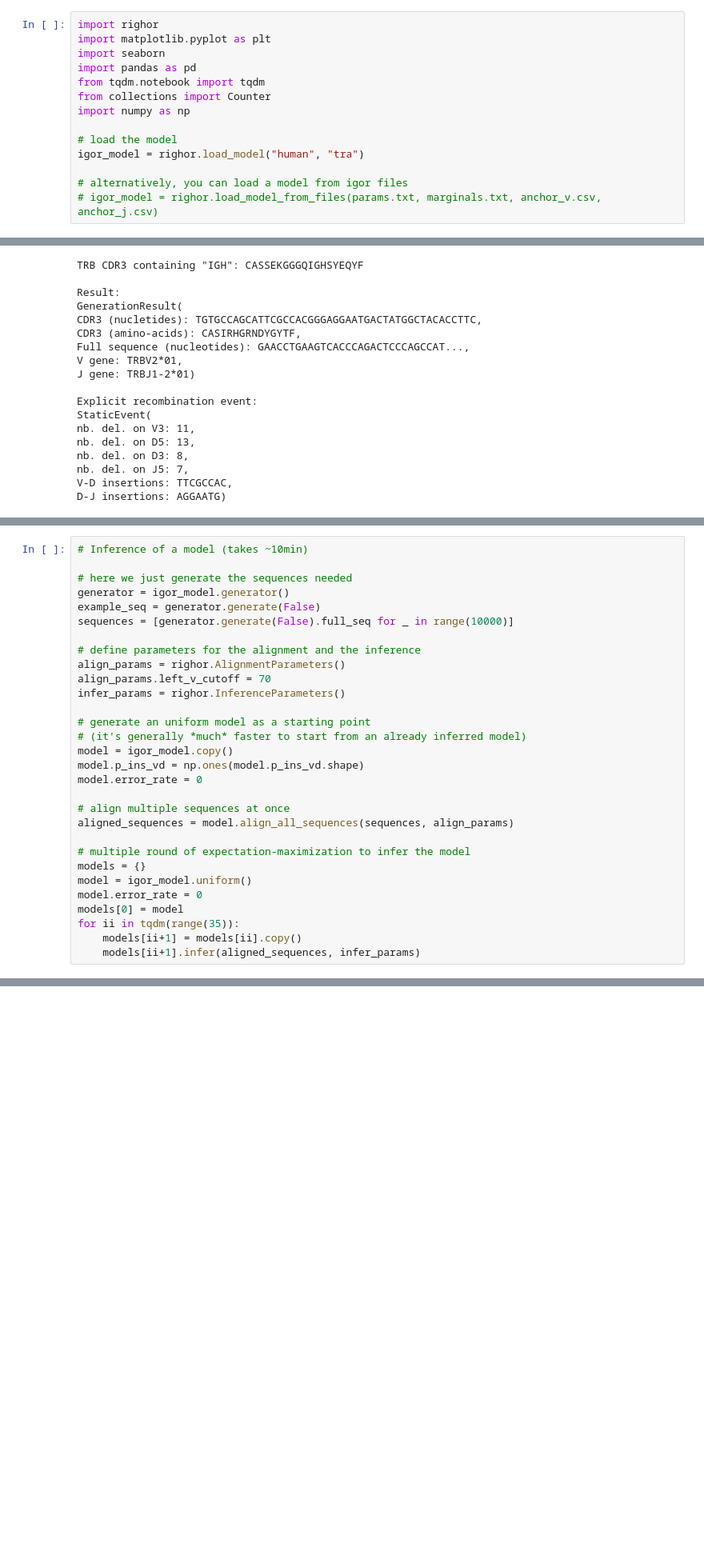
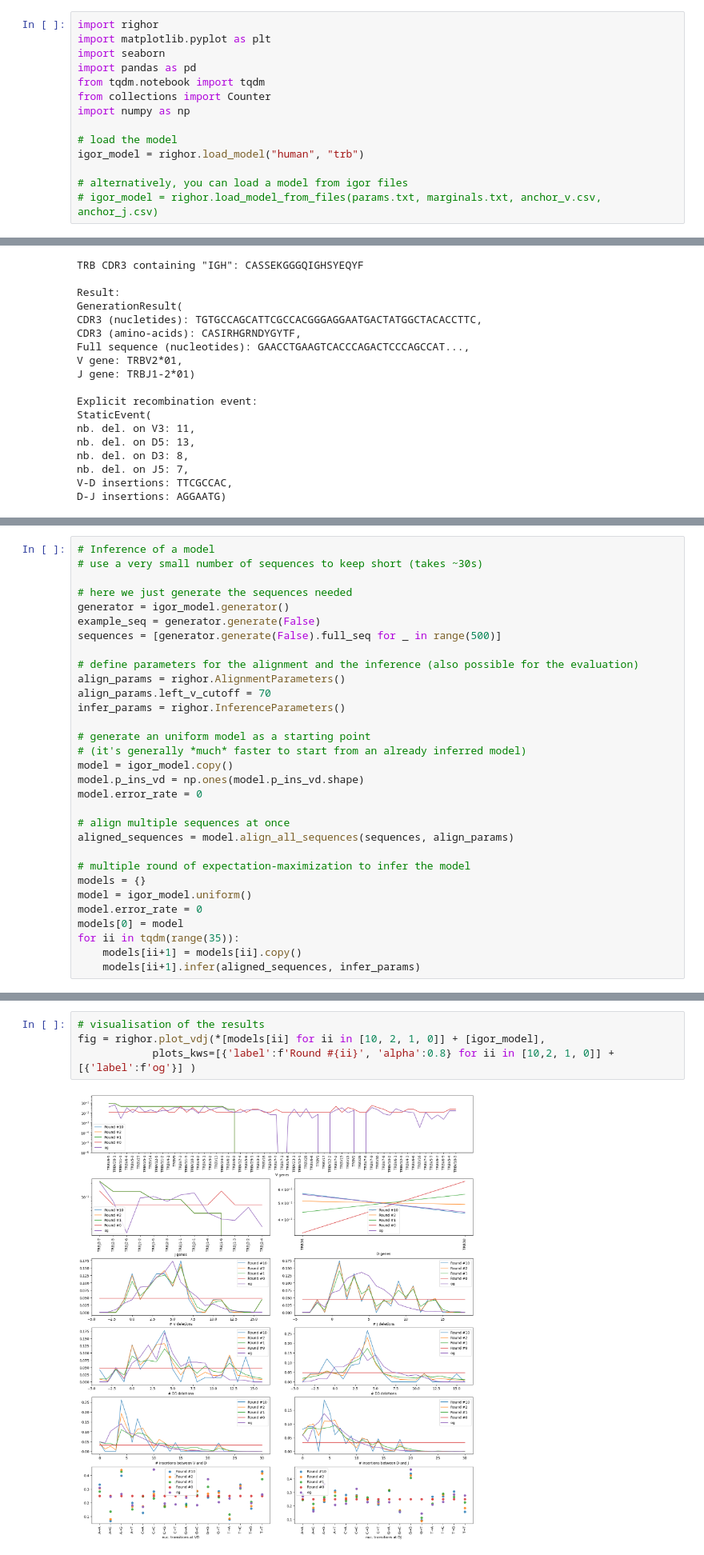
Before and after one commit to Thopic/righor-py, a Jupyter notebook: Examples.ipynb, the cells around one changed output, grey strips where cells are left out. Shown at 80% size. Cells and saved outputs as stored; diff of their text form; blank space fills up the shorter version.

```diff
--- a/Examples.ipynb
+++ b/Examples.ipynb
@@ -8,7 +8,7 @@ from collections import Counter
 import numpy as np
 
 # load the model
-igor_model = righor.load_model("human", "tra")
+igor_model = righor.load_model("human", "trb")
 
 # alternatively, you can load a model from igor files
 # igor_model = righor.load_model_from_files(params.txt, marginals.txt, anchor_v.csv, anchor_j.csv)
@@ -94,12 +76,13 @@ False
 # %%
-# Inference of a model (takes ~10min)
+# Inference of a model
+# use a very small number of sequences to keep short (takes ~30s)
 
 # here we just generate the sequences needed
 generator = igor_model.generator()
 example_seq = generator.generate(False)
-sequences = [generator.generate(False).full_seq for _ in range(10000)]
+sequences = [generator.generate(False).full_seq for _ in range(500)]
 
-# define parameters for the alignment and the inference
+# define parameters for the alignment and the inference (also possible for the evaluation)
 align_params = righor.AlignmentParameters()
 align_params.left_v_cutoff = 70
 infer_params = righor.InferenceParameters()
@@ -129,3 +107,9 @@ and four files that represents the model.
+# %%
+# visualisation of the results
+fig = righor.plot_vdj(*[models[ii] for ii in [10, 2, 1, 0]] + [igor_model],
+            plots_kws=[{'label':f'Round #{ii}', 'alpha':0.8} for ii in [10,2, 1, 0]] + [{'label':f'og'}] )
+# %% [output]
+[figure, added]
 # %%
 # save the model in the Igor format
 # will return an error if the directory already exists
```
Also changed, not shown: parts of 12 cells of this notebook, 4 other files.
